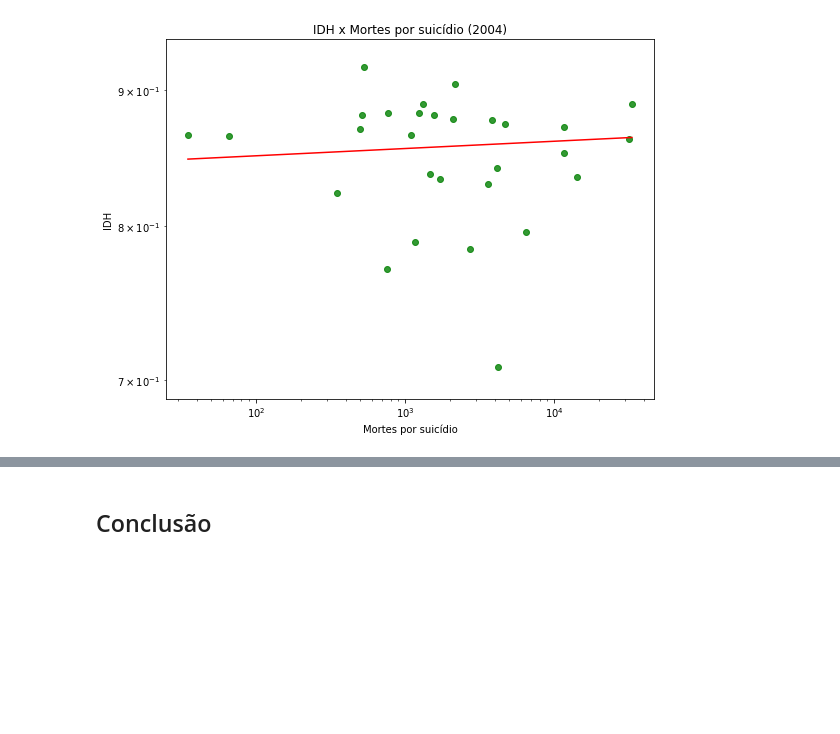
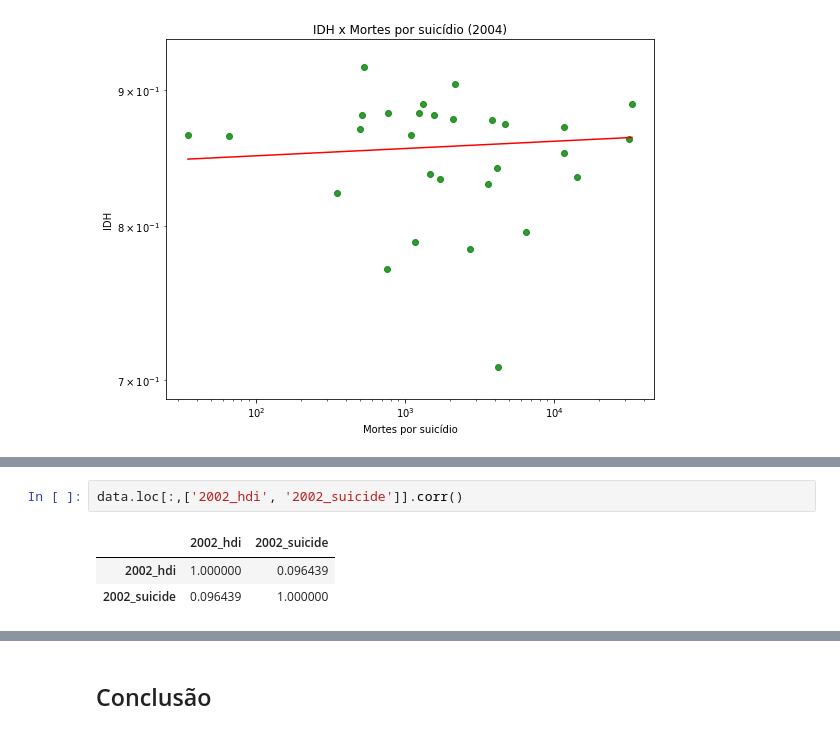
Before and after one commit to mauricioha/Projeto-1_CD, a Jupyter notebook: Projeto 1 - Maurício Ando.ipynb, the cells around one changed output, grey strips where cells are left out. Drawn from its saved outputs; the diff is of its cells as text; blank space fills up the shorter version.

```diff
--- a/Projeto 1 - Maurício Ando.ipynb
+++ b/Projeto 1 - Maurício Ando.ipynb
@@ -98,0 +101,6 @@ reta(data['2004_suicide'],data['2002_hdi'], 'IDH x Mortes por suicídio (2004)',
+# %%
+data.loc[:,['2002_hdi', '2002_suicide']].corr()
+# %% [output]
+|  | 2002_hdi | 2002_suicide |
+| 2002_hdi | 1.000000 | 0.096439 |
+| 2002_suicide | 0.096439 | 1.000000 |
```
Also changed, not shown: parts of 11 cells of this notebook.
